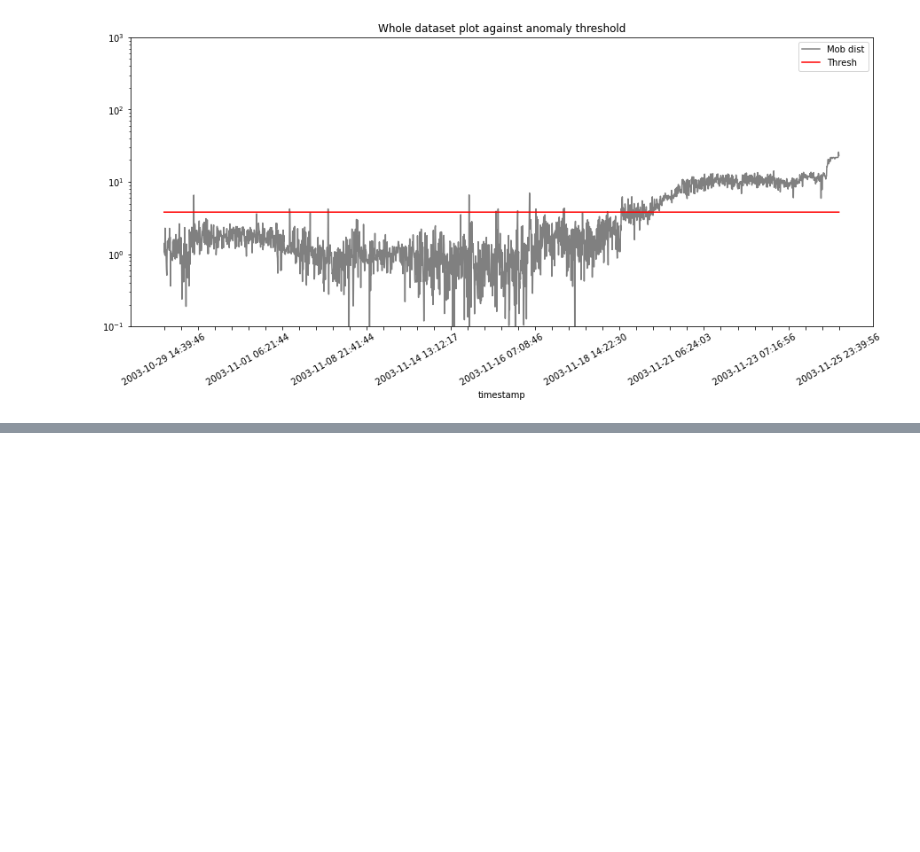
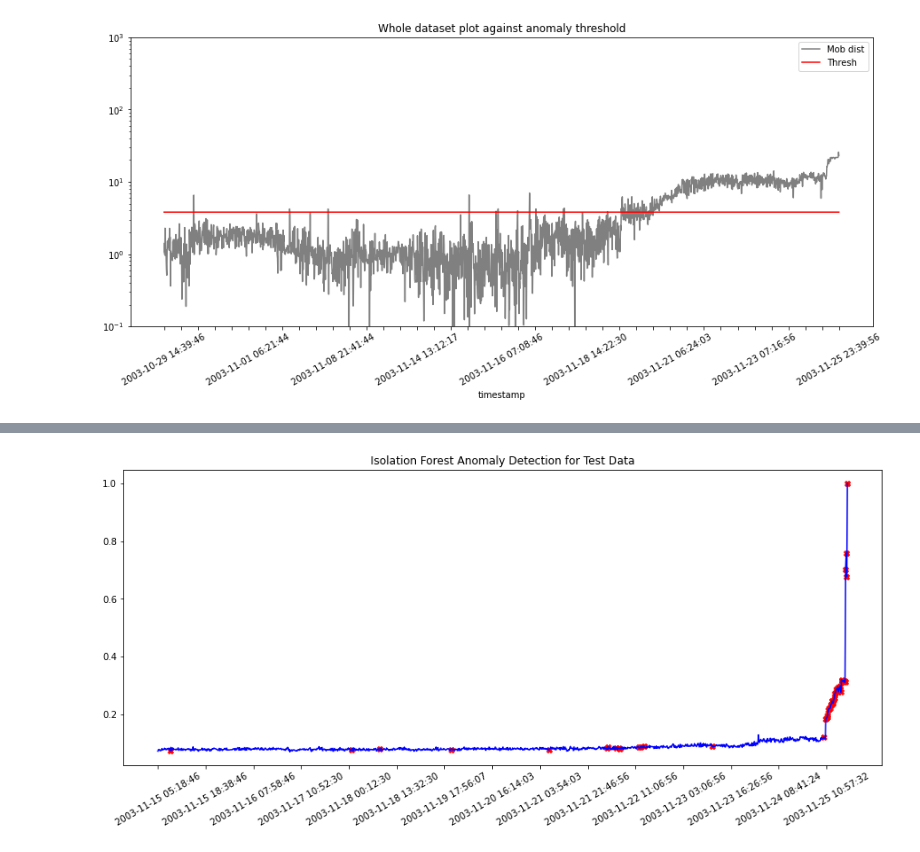
Before and after one commit to 3minuterecord/predictiveMaintenancePortfolio, a Jupyter notebook: Predictive Maintenance.ipynb, the cells around one changed output, grey strips where cells are left out. Saved outputs shown, nothing was run; the diff lists cells and outputs as text; code cells hidden in the pictures; blank space fills up the shorter version.

```diff
--- a/Predictive Maintenance.ipynb
+++ b/Predictive Maintenance.ipynb
@@ -613,0 +697,11 @@ plt.show()
+# %%
+# Create and format predictions for test data
+isfo_preds = pd.Series(isfo_model.predict(df_test))
+isfo_test = pd.DataFrame({'B3_c5':pd.Series(df_test['B3_c5'])})
+isfo_out = pd.DataFrame({'timestamp':df_test.index, 'Prediction':preds})
+# %%
+B3_c5 = df_test['B3_c5']
+B3_c5 = B3_c5.reset_index()
+B3_c5.drop('timestamp', axis = 1, inplace = True)
+isfo_out['B3_c5'] = B3_c5
+isfo_out['Prediction'] = isfo_out['Prediction'].map( {1: 0, -1: 1} )
@@ -613,0 +716,11 @@ plt.show()
+# %%
+# visualisation of anomaly detection throughout time
+fig, ax = plt.subplots(figsize = (15, 6))
+plt.xticks(np.arange(0, df_test.shape[0], 80), fontsize = 10, rotation = 30)
+plt.title('Isolation Forest Anomaly Detection for Test Data')
+a = isfo_out.loc[isfo_out['Prediction'] == 1, ['timestamp', 'B3_c5']] # anomaly
+ax.plot(df_test.index, df_test['B3_c5'], color = 'blue')
+ax.scatter(a['timestamp'], a['B3_c5'], color ='red', marker = 'X')
+plt.show()
+# %% [output]
+[figure, added]
```
Also changed, not shown: parts of 11 cells of this notebook, 6 other files.
